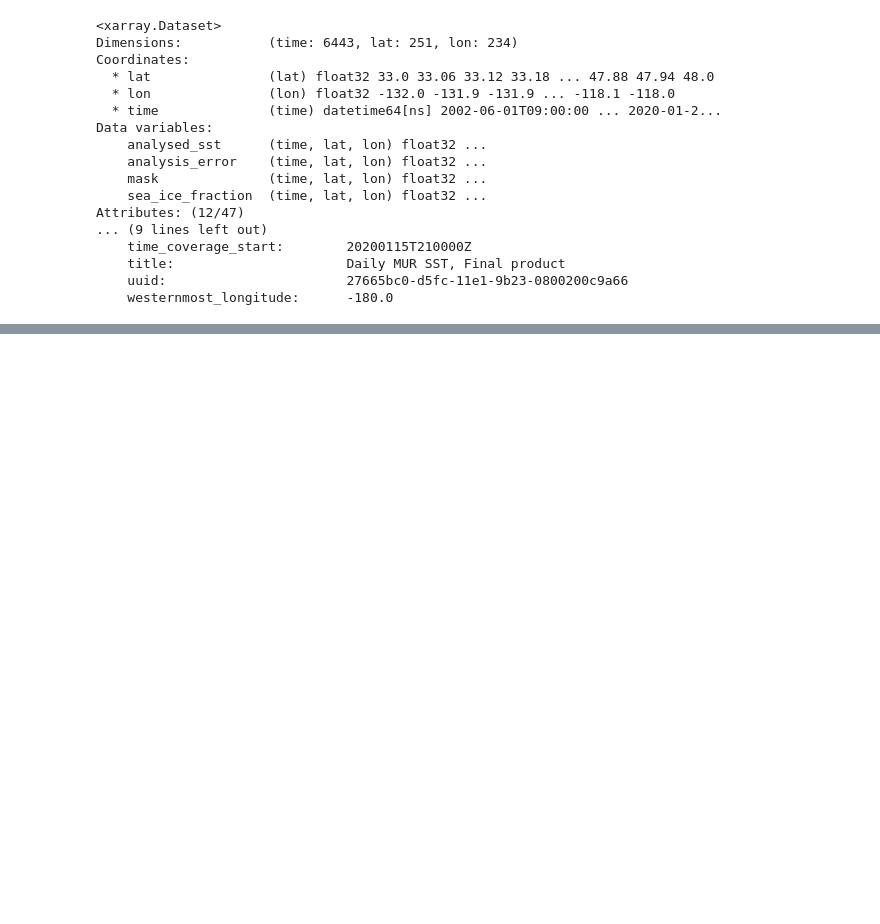
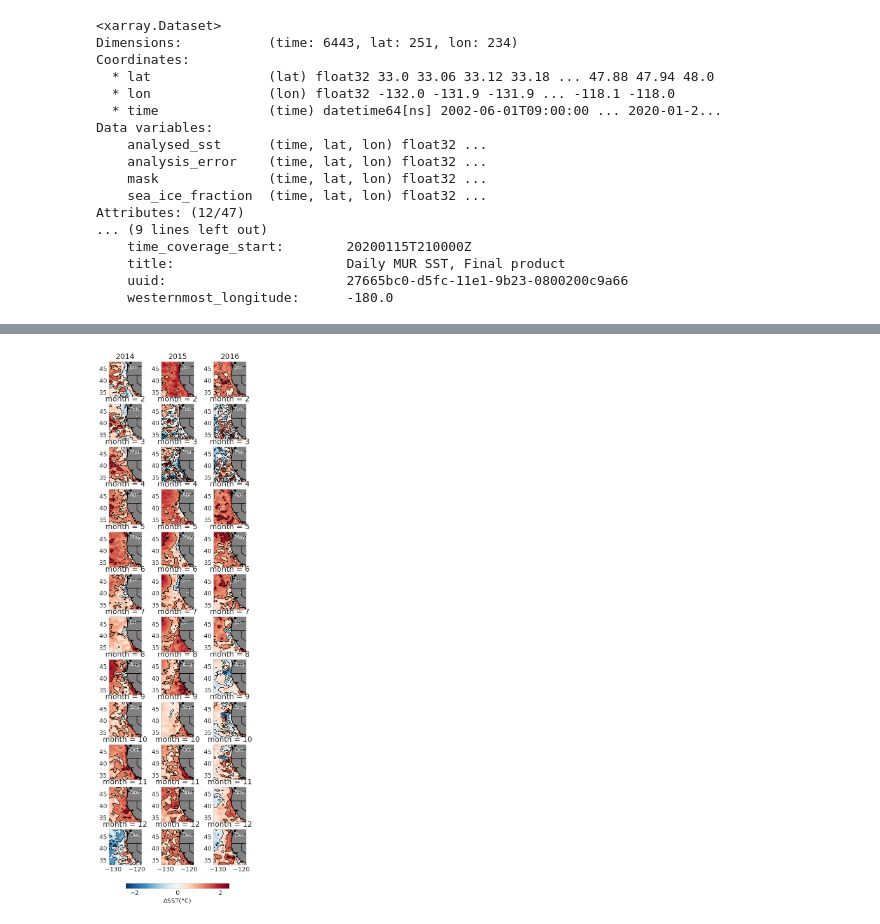
Before and after one commit to UCB-stat-159-s23/hw03-group17, a Jupyter notebook: climate-Q4.ipynb, the cells around one changed output, grey strips where cells are left out. Drawn from its saved outputs; the diff is of its cells as text; code cells hidden in the pictures; blank space fills up the shorter version.

```diff
--- a/climate-Q4.ipynb
+++ b/climate-Q4.ipynb
@@ -47,3 +85,10 @@ NameError: name 'plt' is not defined
 # %%
 ##Question 4 [10 points]
 ##Reproduce Figure 1 in the paper. When doing that, try to slice data using xarray in the most clear and reproducible way (for example, don't use indices to access data objects like we did in the example above).
+# %%
+sst = ds['analysed_sst']
+sst_celcius = sst-273.15
+# %%
+# Calculate the average SST for each month (1-12) before 2014
+prev_avg = sst_celcius.sel(time=slice(None, '2013-12-31')).groupby('time.month').mean(dim='time')
+prev_avg
@@ -49,0 +113,36 @@ NameError: name 'plt' is not defined
+# %%
+month = ['Jan', 'Feb', 'Mar', 'Apr', 'May', 'Jun', 'Jul', 'Aug', 'Sep', 'Oct', 'Nov', 'Dec']
+# %%
+fig, axs = plt.subplots(figsize=(6, 25), nrows=12, ncols=3, subplot_kw=dict(projection=crs))
+
+for col in range(3):
+    for row in range(12):
+        temp = sst_celcius.sel(time="{}-{}".format(col + 2014, row + 1)).mean(dim='time')
+        prev = prev_avg.sel(month=row + 1)
+        dev = temp - prev
+
+        cmap = dev.plot(ax=axs[row, col], transform=ccrs.PlateCarree(), add_colorbar=False, cmap='RdBu_r')
+        dev.plot.contour(ax=axs[row, col], colors='black', linewidths=1)
+        axs[row, col].set_yticks(range(35, 46, 5))
+        axs[row, col].set_ylabel('')
+
+        if row == 0:
+            axs[row, col].set_title(str(col + 2014))
+
+        if row == 11:
+            axs[row, col].set_xticks(range(-130, -119, 10))
+            axs[row, col].set_xlabel('')
+
+        axs[row, col].text(-123, 45, month[row], fontsize=12, color='white')
+        axs[row, col].coastlines("10m", color="k")
+        axs[row, col].add_feature(cfeature.LAND, color="grey")
+        axs[row, col].add_feature(cfeature.STATES.with_scale("10m"))
+
+# create a colorbar
+cbar = plt.colorbar(cmap, ax=axs, location='bottom', shrink=0.7, pad=0.03)
+cbar.set_label('ΔSST(°C)')
+cbar.set_ticks(range(-2,3,2))
+
+plt.show()
+# %% [output]
+[figure, added]
```
Also changed, not shown: parts of 6 cells of this notebook.
